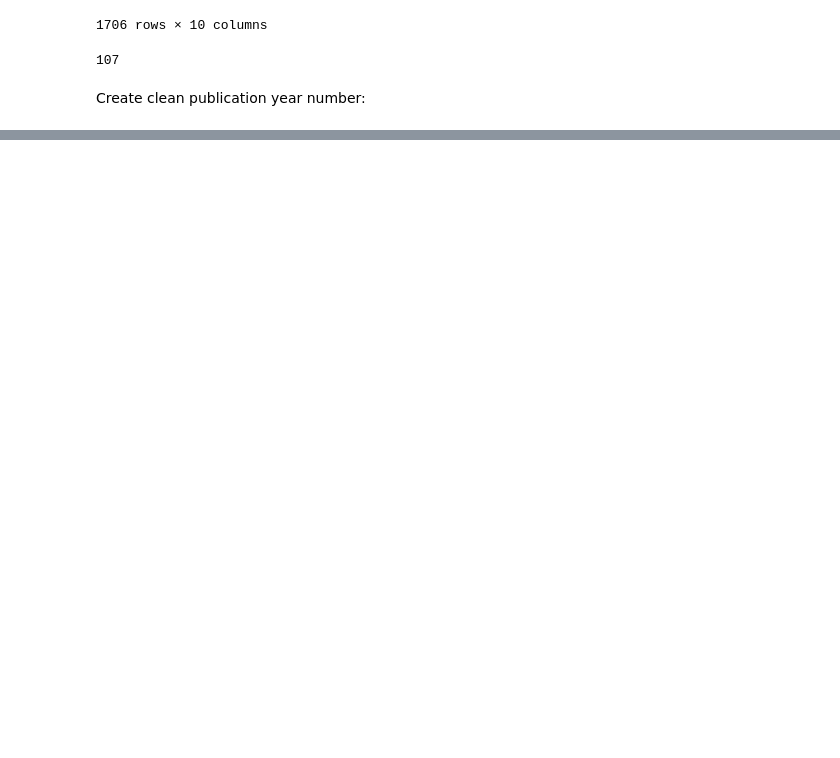
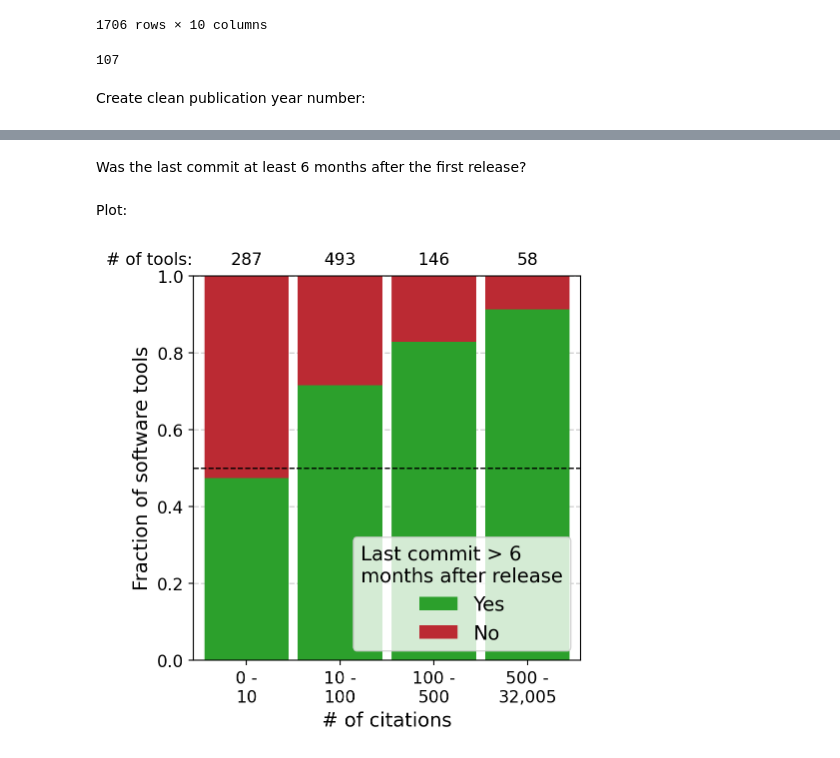
Before and after one commit to lauraluebbert/PhD_thesis, a Jupyter notebook: Chapter1_Introduction.ipynb, the cells around one changed output, grey strips where cells are left out. Cells and saved outputs as stored; diff of their text form; code cells hidden in the pictures; blank space fills up the shorter version.

```diff
--- a/Chapter1_Introduction.ipynb
+++ b/Chapter1_Introduction.ipynb
@@ -182,0 +409,10 @@ tool_df_short.sort_values("Citations", ascending=False)
+# %%
+df_commits = pd.DataFrame()
+df_commits["name"] = tool_names
+df_commits["pub_date"] = pub_dates
+df_commits["citations"] = cits
+df_commits["last_commit"] = last_commit_dates.values()
+# Only keep programs for which we have a last commit date
+df_commits = df_commits[df_commits["last_commit"].notnull()]
+df_commits["last_commit_clean"] = [value.split("T")[0] for value in df_commits["last_commit"]]
+df_commits
@@ -182,0 +433,2 @@ tool_df_short.sort_values("Citations", ascending=False)
+# %% [markdown]
+Was the last commit at least 6 months after the first release?
@@ -182,0 +459,59 @@ tool_df_short.sort_values("Citations", ascending=False)
+# %%
+months_apart = []
+
+for release, update in zip(df_commits["pub_date"], df_commits["last_commit_clean"]):
+  months_apart.append(are_dates_six_months_apart(release, update))
+
+df_commits["6_months_apart"] = months_apart
+# %% [markdown]
+Plot:
+# %%
+df_commits_plot = df_commits[df_commits["6_months_apart"].notnull()]
+# %%
+fig, ax = plt.subplots(figsize=(5,5))
+fontsize = 14
+color1 = "tab:green"
+color2 = "#bb2a33"
+width = 0.9
+
+ranges = [
+    [0,10],
+    [10, 100],
+    [100, 500],
+    [500, np.max(df_commits_plot["citations"].astype(int))],
+]
+
+for i, range in enumerate(ranges):
+  total = len(df_commits_plot[(df_commits_plot["citations"].astype(int) >= range[0]) & (df_commits_plot["citations"].astype(int) < range[1])])
+
+  y1 = len(df_commits_plot[(df_commits_plot["6_months_apart"] == True) & (df_commits_plot["citations"].astype(int) >= range[0]) & (df_commits_plot["citations"].astype(int) < range[1])]) / total
+  ax.bar(i, y1, color=color1, label="Yes" if i==0 else None, width=width)
+
+  y2 = len(df_commits_plot[(df_commits_plot["6_months_apart"] == False) & (df_commits_plot["citations"].astype(int) >= range[0]) & (df_commits_plot["citations"].astype(int) < range[1])]) / total
+  ax.bar(i, y2, bottom=y1, color=color2, label="No" if i==0 else None, width=width)
+
+  # Add total number of tools above bars
+  ax.text(i, 1.03, total, fontsize=fontsize-2, ha="center")
+
+ax.text(-1.5, 1.03, "# of tools:", fontsize=fontsize-2)
+
+ax.set_ylim(0,1)
+
+ax.legend(title="Last commit > 6\nmonths after release", fontsize=fontsize, title_fontsize=fontsize, loc="lower right")
+
+ax.set_xticks(np.arange(len(ranges)), [" -\n".join([str('{:,}'.format(int(i[0]))), str('{:,}'.format(int(i[1])))]) for i in ranges])
+ax.set_ylabel("Fraction of software tools", fontsize=fontsize)
+ax.set_xlabel("# of citations", fontsize=fontsize)
+
+ax.tick_params(axis="both", labelsize=fontsize-2)
+ax.grid(True, which="both", color="lightgray", ls="--", lw=1)
+ax.set_axisbelow(True)
+ax.margins(x=0.03)
+
+ax.axhline(0.5, lw=1, color="black", ls="--")
+
+fig.savefig("software_update.png", dpi=300, bbox_inches="tight")
+
+fig.show()
+# %% [output]
+[figure, added]
```
Also changed, not shown: parts of 27 cells of this notebook.
